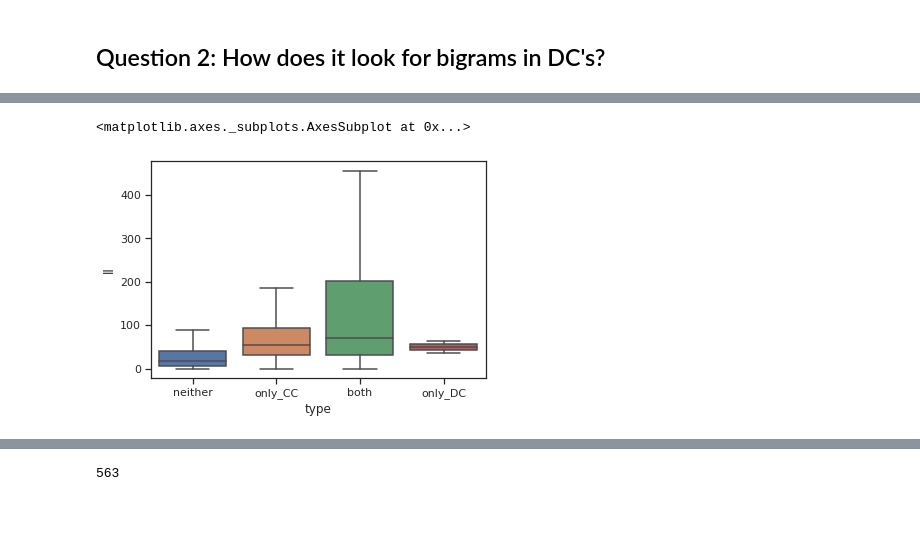
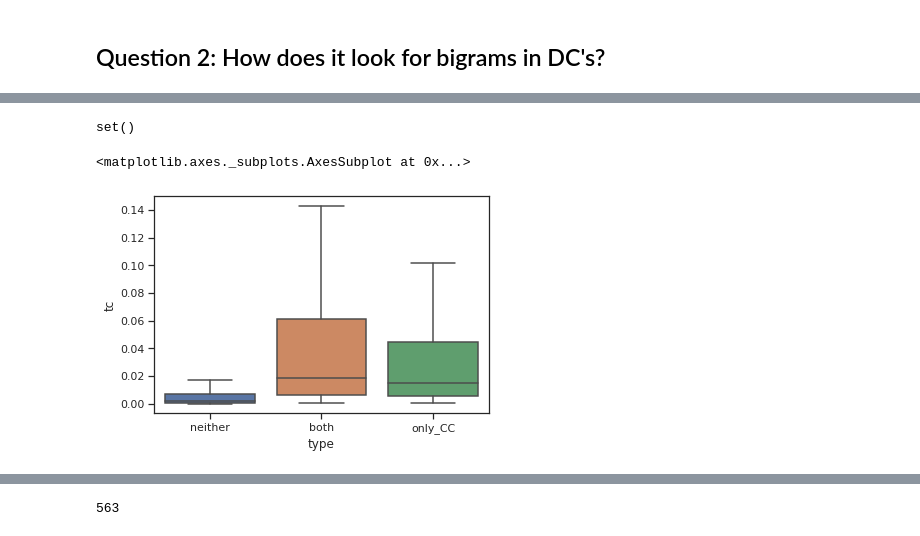
Before and after one commit to KasperFyhn/discontinuous-concepts, a Jupyter notebook: analysisscripts/unithood.ipynb, the cells around one changed output, grey strips where cells are left out. Saved outputs shown, nothing was run; the diff lists cells and outputs as text; code cells hidden in the pictures.

Commit message:
wip; added bridge strength idea to DC extractors

```diff
--- a/analysisscripts/unithood.ipynb
+++ b/analysisscripts/unithood.ipynb
@@ -196,0 +223,10 @@ Conclusion: concept bigrams _do_ have higher association.
+# %%
+# extra dc's: skipgrams from CC's which are also CC's and hence a valid DC
+if True:
+    extra_dcs = set()
+    for concept in cont_concepts:
+        for sg in ngramcounting.make_skipgrams(concept):
+            if sg in cont_concepts:
+                print(sg)
+                extra_dcs.add(sg)
+    disc_concepts.update(extra_dcs)
@@ -216,12 +266,25 @@ import pandas as pd
 # now, loop over all bigrams in the n-gram model, measure their association
 # and note whether they occur in a concept or not
 
-data_dict = {'bigram': [], 'type': [],  'pmi': [], 'll': [], 'freq': []}
+data_dict = {'bigram': [], 'type': [],  'pmi': [], 'll': [], 'tc': [], 'combo': [], 'freq': []}
 
 for bigram_pattern, count in model.iterate(2, threshold=FREQ_THRESHOLD,
                                            encoded_patterns=True):
 
     bigram = model.decode_pattern(bigram_pattern)
+
+    if bigram in concept_bigrams:
+        if bigram in dc_bigrams:
+            bigram_type = 'both'
+        else:
+            bigram_type = 'only_CC'
+    elif bigram in dc_bigrams:
+        continue
+        bigram_type = 'only_DC'
+    else:
+        bigram_type = 'neither'
+    data_dict['type'].append(bigram_type)
+
     data_dict['bigram'].append(bigram)
 
     data_dict['freq'].append(count)
@@ -233,18 +296,11 @@ for bigram_pattern, count in model.iterate(2, threshold=FREQ_THRESHOLD,
     data_dict['pmi'].append(pmi)
     ll = conceptstats.log_likelihood_ratio(contingency_table)
     data_dict['ll'].append(ll)
+    tc = conceptstats.term_coherence(bigram, model)
+    data_dict['tc'].append(tc)
+    combo = pmi + math.log(count, 2)
+    data_dict['combo'].append(combo)
 
-    if bigram in concept_bigrams:
-        if bigram in dc_bigrams:
-            bigram_type = 'both'
-        else:
-            bigram_type = 'only_CC'
-    elif bigram in dc_bigrams:
-        bigram_type = 'only_DC'
-    else:
-        bigram_type = 'neither'
-
-    data_dict['type'].append(bigram_type)
 
 
 data = pd.DataFrame(data_dict)
@@ -282,8 +380,12 @@ pingouin.mwu(utils.iqr_outlier_filter(utils.filtered_dist(data, 'pmi', 'type', '
+# %%
+{bg for bg in data[data['type'] == 'only_CC']['bigram'] if bg[0] == 'bone'}
+# %% [output]
+set()
 # %%
-sns.boxplot(x='type', y='ll', data=data, showfliers=False)
+sns.boxplot(x='type', y='tc', data=data, showfliers=False)
 # %% [output]
 <matplotlib.axes._subplots.AxesSubplot at 0x...>
-[figure, old version]
+[figure, new version]
 # %%
 print(utils.prepare_comparable_latex_boxplots('type', 'll', data))
 # %% [output]
```
Also changed, not shown: parts of 39 cells of this notebook, 3 other files.
